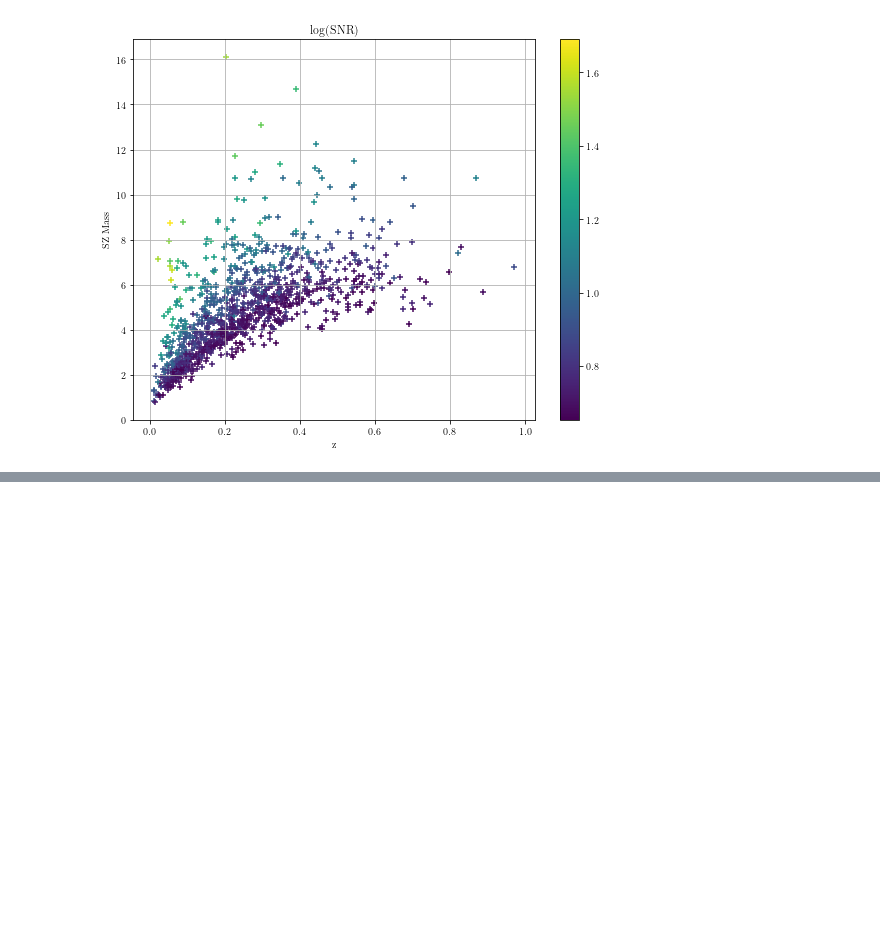
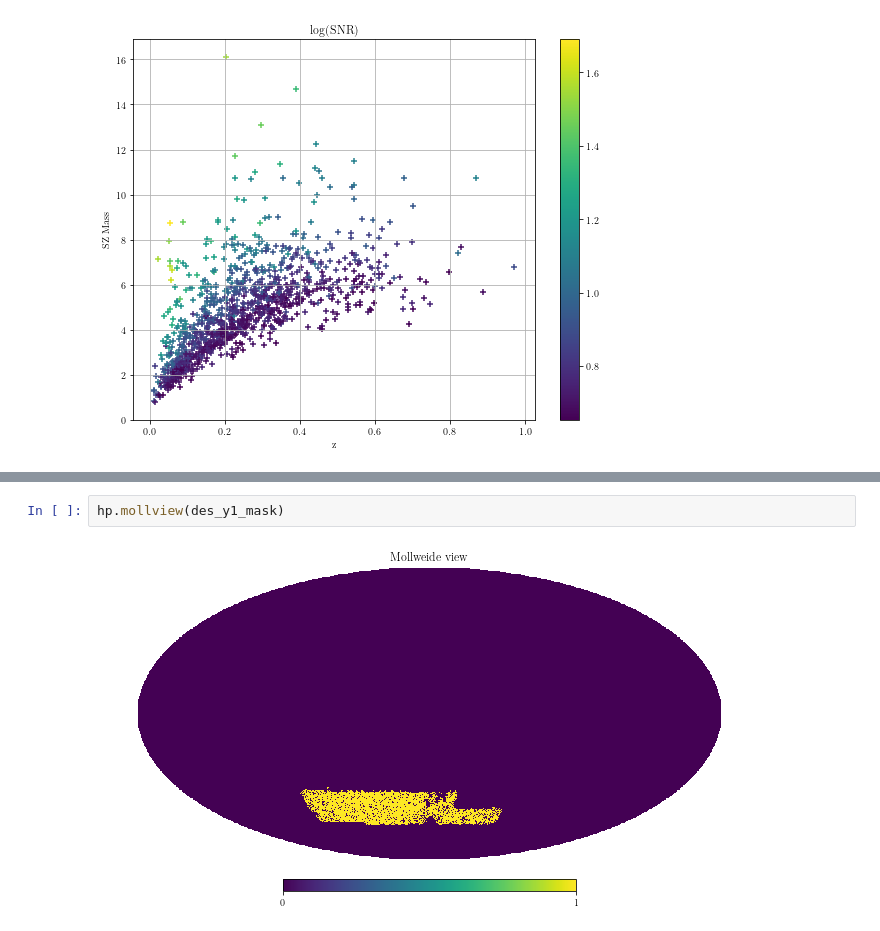
Before and after one commit to chihway/ClusterProfiles, a Jupyter notebook: planck/CatalogOverlap.ipynb, the cells around one changed output, grey strips where cells are left out. Drawn from its saved outputs; the diff is of its cells as text; blank space fills up the shorter version.

```diff
--- a/planck/CatalogOverlap.ipynb
+++ b/planck/CatalogOverlap.ipynb
@@ -147,0 +160,4 @@ Text(0.5, 1.0, 'log(SNR)')
+# %%
+hp.mollview(des_y1_mask)
+# %% [output]
+[figure, added]
```
Also changed, not shown: parts of 9 cells of this notebook, 1 other file.
